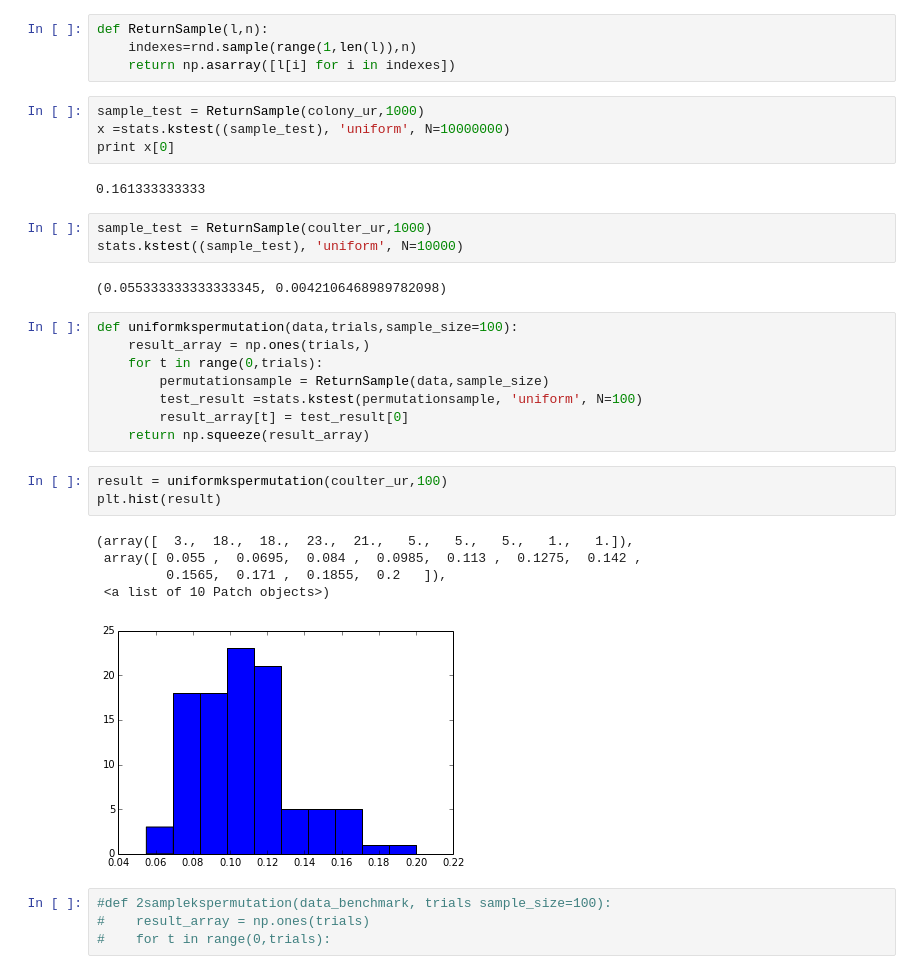
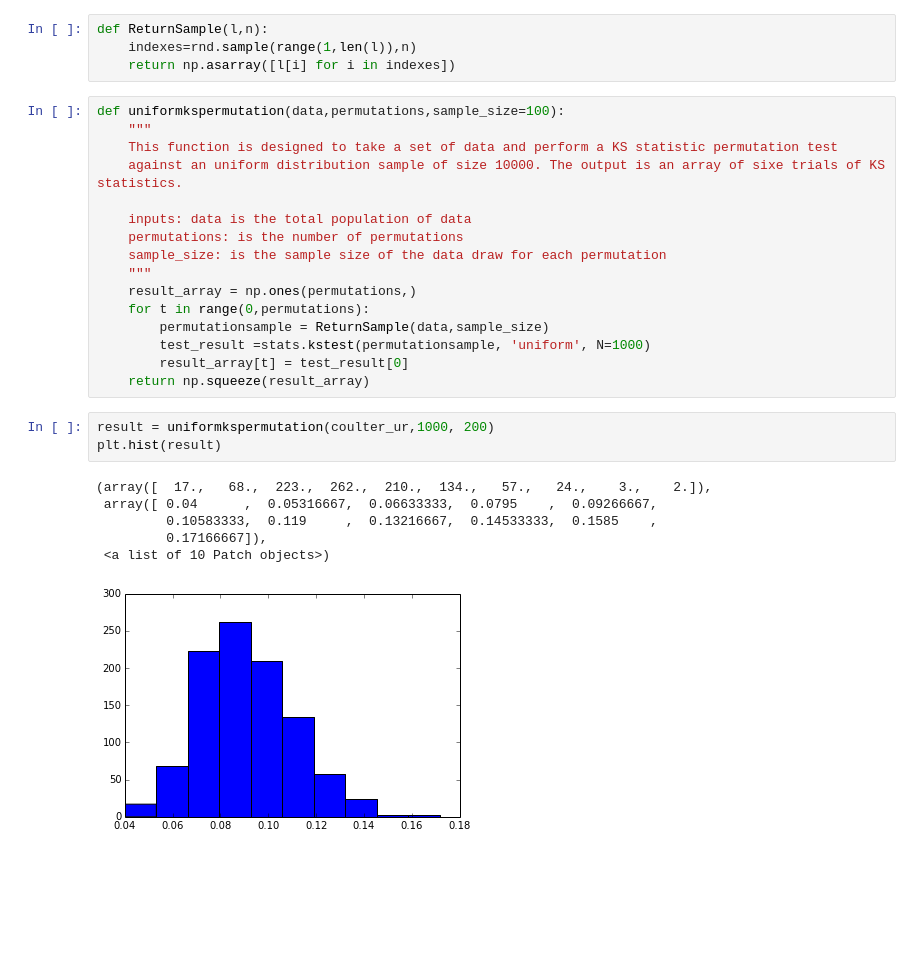
Before and after one commit to zhangzheng-coder/test_codes, a Jupyter notebook: STAT215/STATS_215_project.ipynb, the cells around one changed output. Cells and saved outputs as stored; diff of their text form; blank space fills up the shorter version.

Commit message:
KS_permutation tests. And histograms. The 2 sample KS still has methodological issues pending discussion.

```diff
--- a/STAT215/STATS_215_project.ipynb
+++ b/STAT215/STATS_215_project.ipynb
@@ -151,35 +151,29 @@ cdf_plot(sample_uniform)
 def ReturnSample(l,n):
     indexes=rnd.sample(range(1,len(l)),n)
     return np.asarray([l[i] for i in indexes])
-# %%
-sample_test = ReturnSample(colony_ur,1000)
-x =stats.kstest((sample_test), 'uniform', N=10000000)
-print x[0]
-# %% [output]
-0.161333333333
-# %%
-sample_test = ReturnSample(coulter_ur,1000)
-stats.kstest((sample_test), 'uniform', N=10000)
-# %% [output]
-(0.055333333333333345, 0.0042106468989782098)
 # %%
-def uniformkspermutation(data,trials,sample_size=100):
-    result_array = np.ones(trials,)
-    for t in range(0,trials):
+def uniformkspermutation(data,permutations,sample_size=100):
+    """
+    This function is designed to take a set of data and perform a KS statistic permutation test
+    against an uniform distribution sample of size 10000. The output is an array of sixe trials of KS statistics.
+
+    inputs: data is the total population of data
+    permutations: is the number of permutations
+    sample_size: is the sample size of the data draw for each permutation
+    """
+    result_array = np.ones(permutations,)
+    for t in range(0,permutations):
         permutationsample = ReturnSample(data,sample_size)
-        test_result =stats.kstest(permutationsample, 'uniform', N=100)
+        test_result =stats.kstest(permutationsample, 'uniform', N=1000)
         result_array[t] = test_result[0]
     return np.squeeze(result_array)
 # %%
-result = uniformkspermutation(coulter_ur,100)
+result = uniformkspermutation(coulter_ur,1000, 200)
 plt.hist(result)
 # %% [output]
-(array([  3.,  18.,  18.,  23.,  21.,   5.,   5.,   5.,   1.,   1.]),
- array([ 0.055 ,  0.0695,  0.084 ,  0.0985,  0.113 ,  0.1275,  0.142 ,
-         0.1565,  0.171 ,  0.1855,  0.2   ]),
+(array([  17.,   68.,  223.,  262.,  210.,  134.,   57.,   24.,    3.,    2.]),
+ array([ 0.04      ,  0.05316667,  0.06633333,  0.0795    ,  0.09266667,
+         0.10583333,  0.119     ,  0.13216667,  0.14533333,  0.1585    ,
+         0.17166667]),
  <a list of 10 Patch objects>)
-[figure, old version]
+[figure, new version]
-# %%
-#def 2samplekspermutation(data_benchmark, trials sample_size=100):
-#    result_array = np.ones(trials)
-#    for t in range(0,trials):
```
Also changed, not shown: parts of 5 cells of this notebook.
